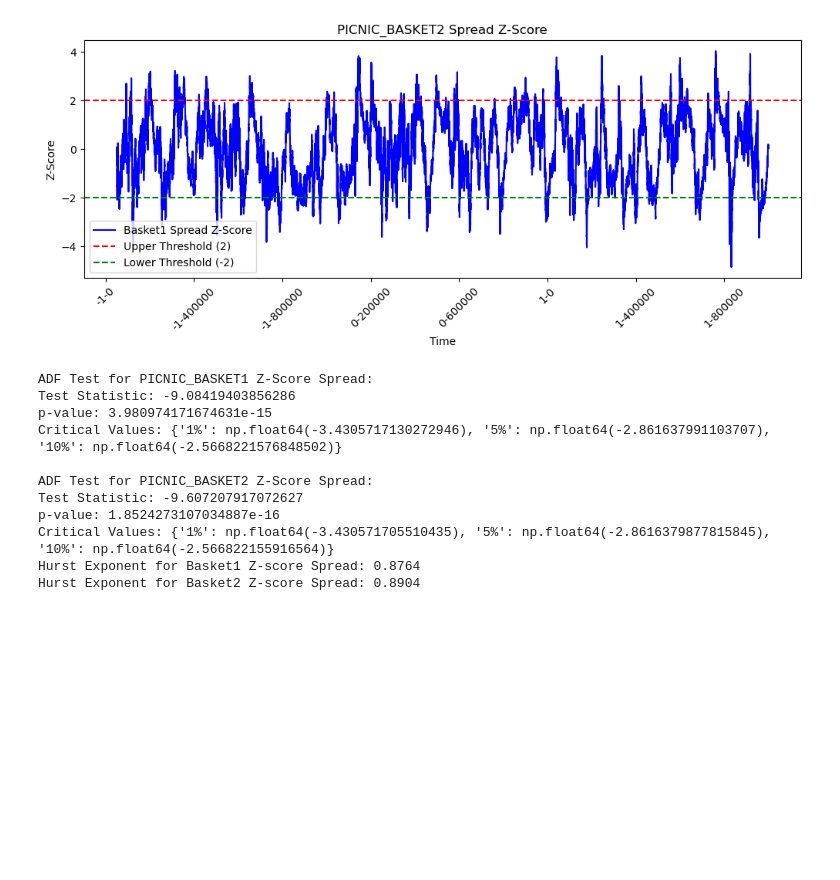
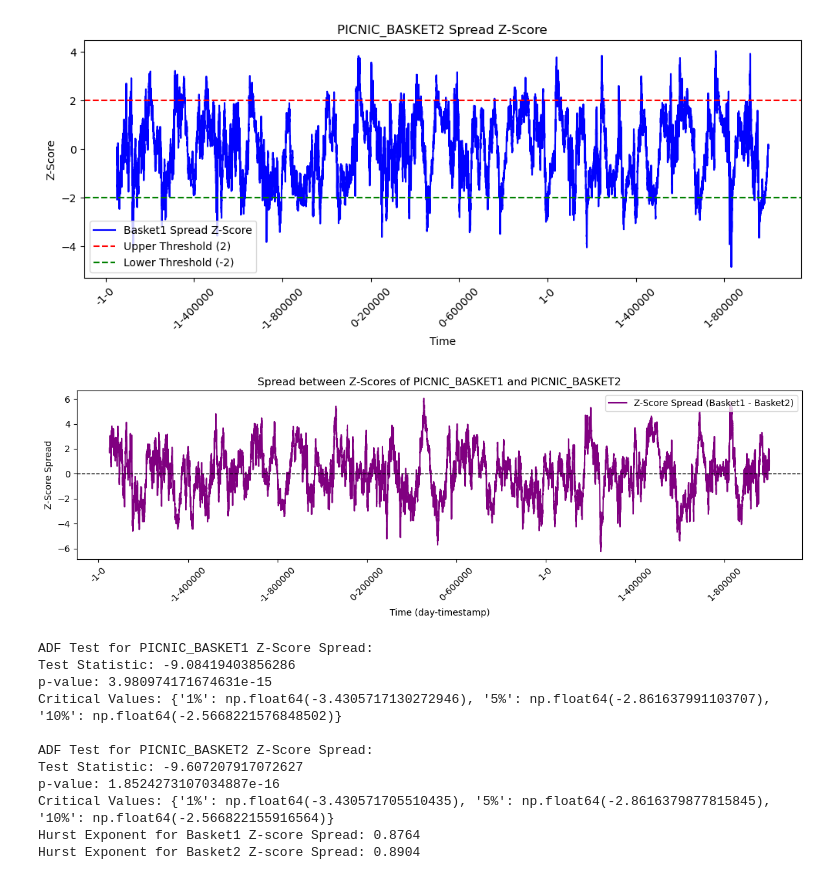
Before and after one commit to TheNoZER0/imc-prosperity3, a Jupyter notebook: analysis/round2anal.ipynb, the cells around one changed output. Drawn from its saved outputs; the diff is of its cells as text; code cells hidden in the pictures; blank space fills up the shorter version.

```diff
--- a/analysis/round2anal.ipynb
+++ b/analysis/round2anal.ipynb
@@ -1011,6 +1011,27 @@ plt.show()
 # %% [output]
 [figure]
 [figure]
+# %%
+df_prices['Zscore_Spread'] = df_prices['Zscore_Basket1'] - df_prices['Zscore_Basket2']
+
+# Plot the Z-score spread.
+plt.figure(figsize=(12,4))
+plt.plot(df_prices.index, df_prices['Zscore_Spread'], label="Z-Score Spread (Basket1 - Basket2)",
+         color="purple", linewidth=1.5)
+plt.axhline(0, color="black", linestyle="--", linewidth=1)  # zero line for reference
+plt.xlabel('Time (day-timestamp)')
+plt.ylabel('Z-Score Spread')
+plt.title('Spread between Z-Scores of PICNIC_BASKET1 and PICNIC_BASKET2')
+plt.legend(loc="upper right")
+
+# Limit the number of x-axis ticks to keep the chart uncluttered.
+ax = plt.gca()
+ax.xaxis.set_major_locator(ticker.MaxNLocator(nbins=10))
+plt.xticks(rotation=45)
+plt.tight_layout()
+plt.show()
+# %% [output]
+[figure, added]
 # %%
 ### run adfuller on the z-score spread
 adf_result_zscore_basket1 = adfuller(df_prices['Zscore_Basket1'].dropna())
```
Also changed, not shown: parts of 7 cells of this notebook.
